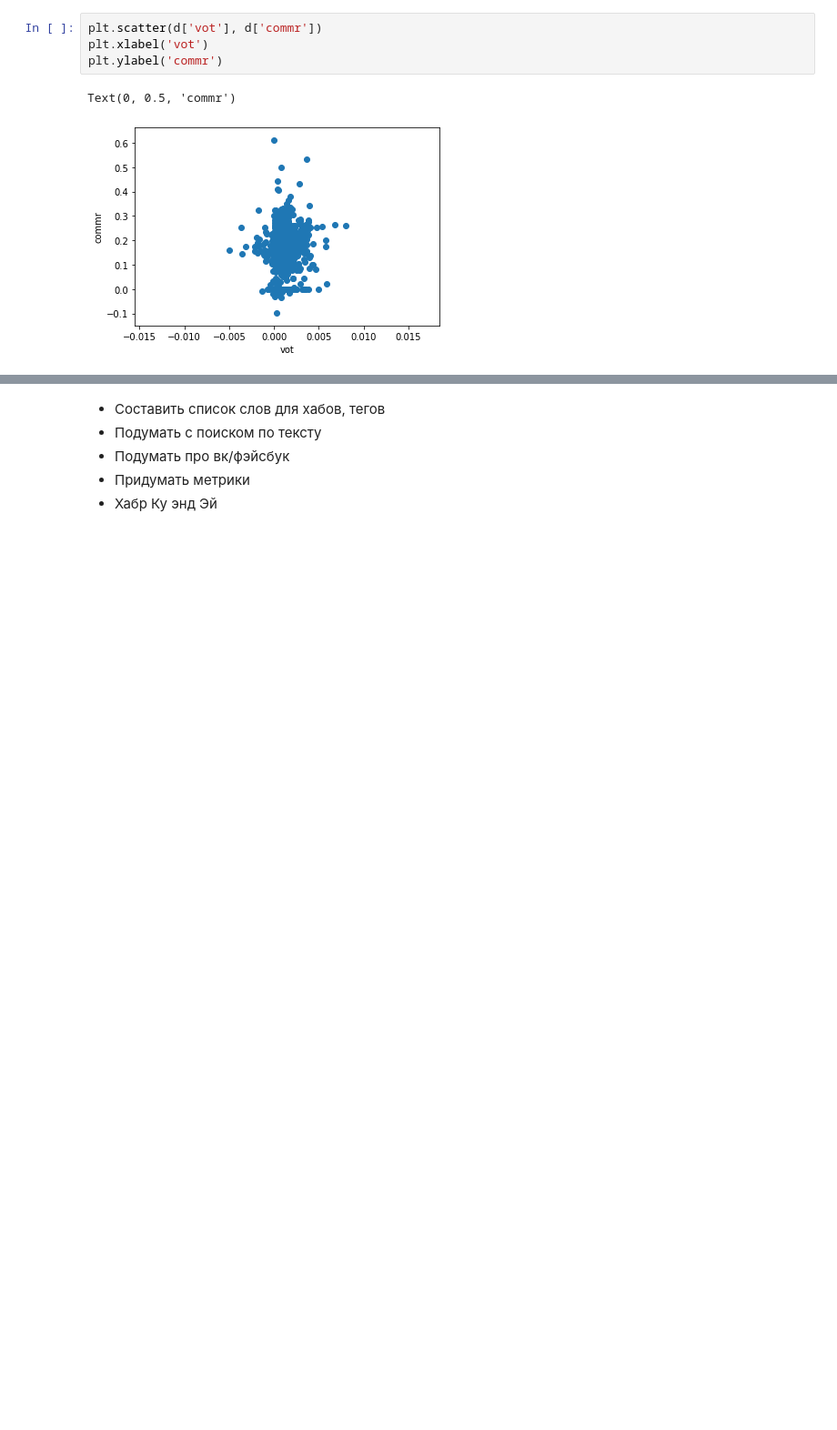
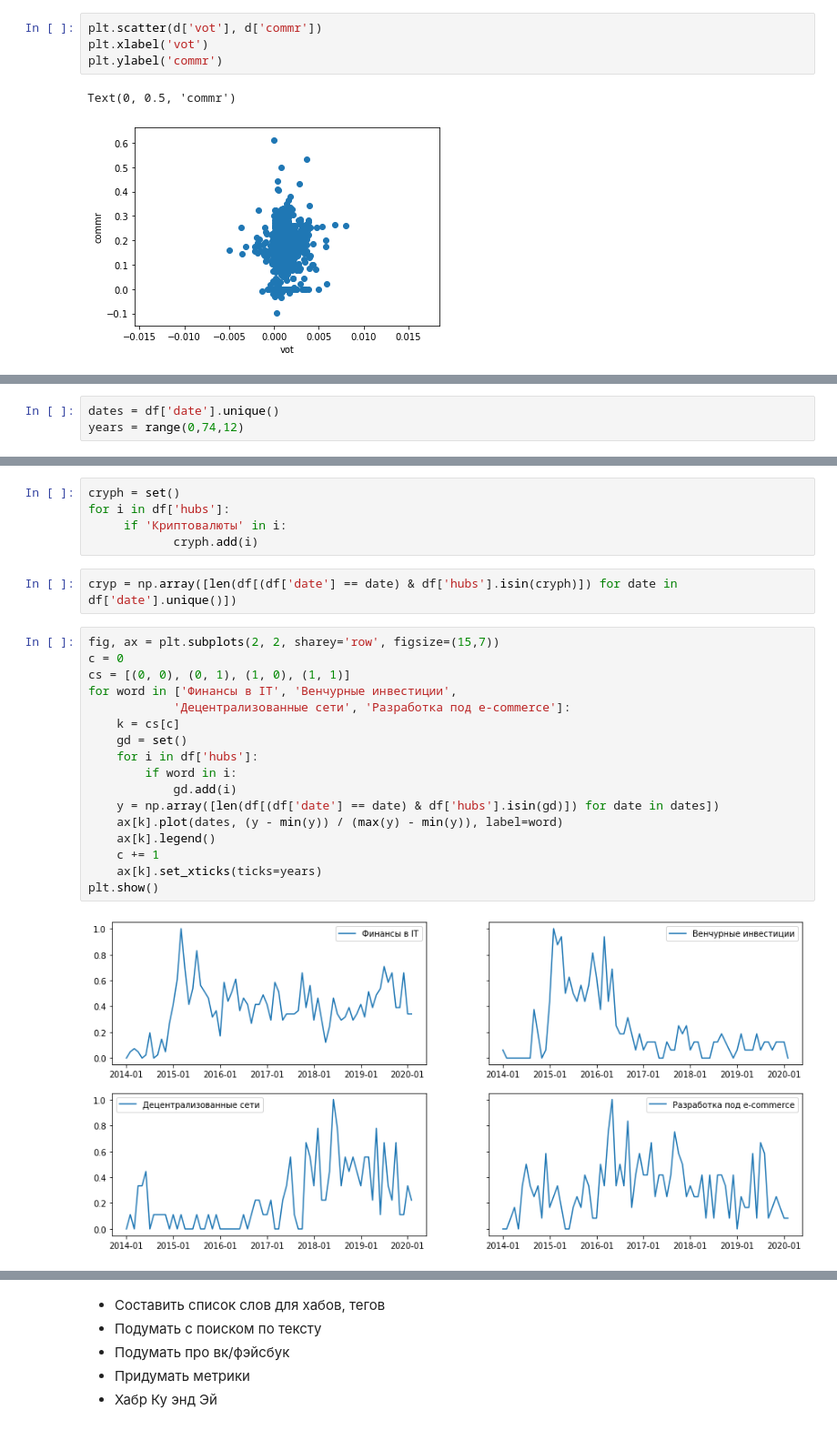
Before and after one commit to DimitryMo/NRD, a Jupyter notebook: Анализ.ipynb, the cells around one changed output, grey strips where cells are left out. Shown at 91% size. Drawn from its saved outputs; the diff is of its cells as text; blank space fills up the shorter version.

```diff
--- a/Анализ.ipynb
+++ b/Анализ.ipynb
@@ -133,0 +144,3 @@ Text(0, 0.5, 'commr')
+# %%
+dates = df['date'].unique()
+years = range(0,74,12)
@@ -133,0 +177,26 @@ Text(0, 0.5, 'commr')
+# %%
+cryph = set()
+for i in df['hubs']:
+     if 'Криптовалюты' in i:
+            cryph.add(i)
+# %%
+cryp = np.array([len(df[(df['date'] == date) & df['hubs'].isin(cryph)]) for date in df['date'].unique()])
+# %%
+fig, ax = plt.subplots(2, 2, sharey='row', figsize=(15,7))
+c = 0
+cs = [(0, 0), (0, 1), (1, 0), (1, 1)]
+for word in ['Финансы в IT', 'Венчурные инвестиции',
+            'Децентрализованные сети', 'Разработка под e-commerce']:
+    k = cs[c]
+    gd = set()
+    for i in df['hubs']:
+        if word in i:
+            gd.add(i)
+    y = np.array([len(df[(df['date'] == date) & df['hubs'].isin(gd)]) for date in dates])
+    ax[k].plot(dates, (y - min(y)) / (max(y) - min(y)), label=word)
+    ax[k].legend()
+    c += 1
+    ax[k].set_xticks(ticks=years)
+plt.show()
+# %% [output]
+[figure, added]
```
Also changed, not shown: parts of 18 cells of this notebook.
